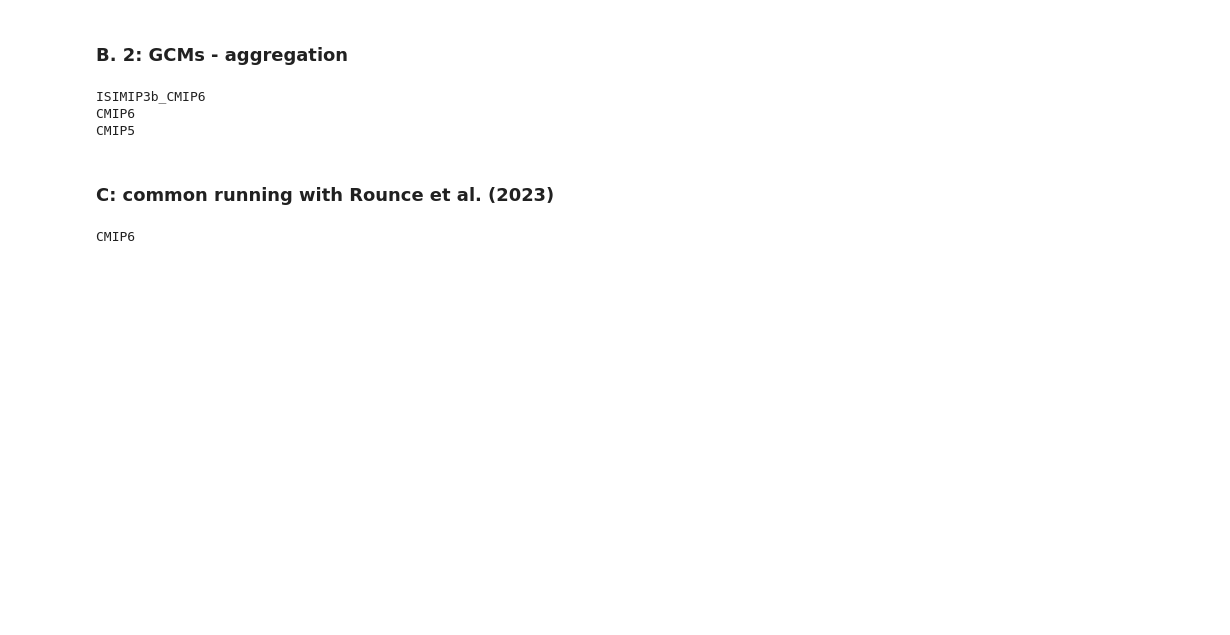
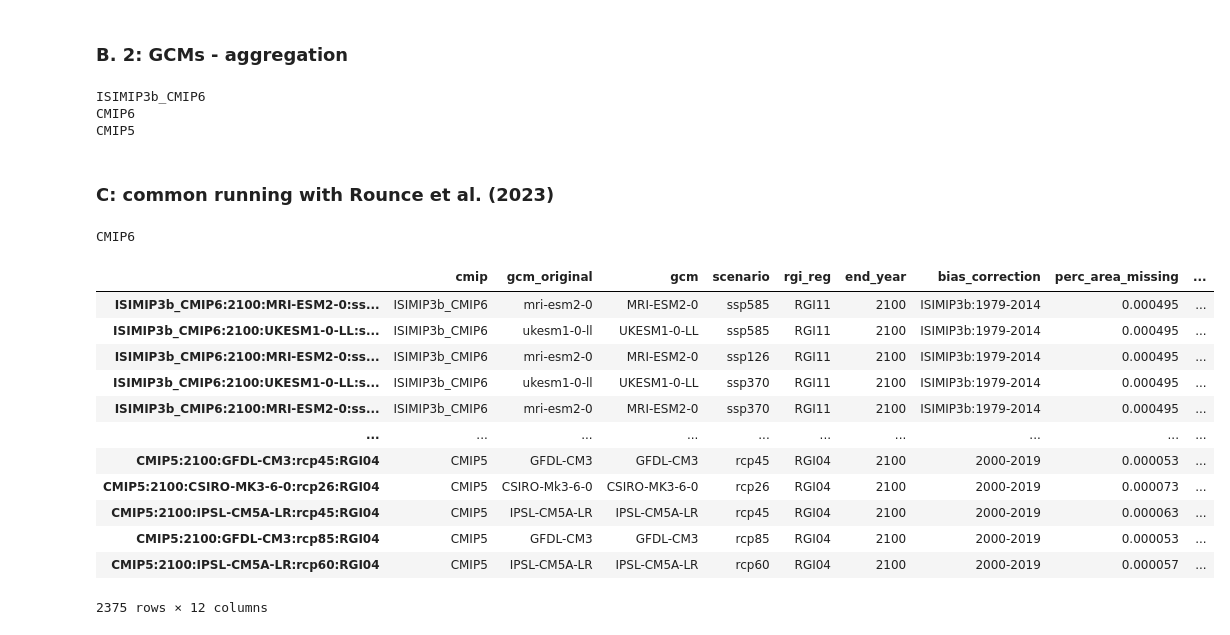
Before and after one commit to OGGM/oggm-standard-projections-csv-files, a Jupyter notebook: notebooks/aggregate_csv_files_1.6.1.ipynb, the cells around one changed output. Cells and saved outputs as stored; diff of their text form; code cells hidden in the pictures; blank space fills up the shorter version.

```diff
--- a/notebooks/aggregate_csv_files_1.6.1.ipynb
+++ b/notebooks/aggregate_csv_files_1.6.1.ipynb
@@ -462,0 +481,16 @@ CMIP6
+# %%
+df_meta
+# %% [output]
+|  | cmip | gcm_original | gcm | scenario | rgi_reg | end_year | bias_correction | perc_area_missing | ... |
+| ISIMIP3b_CMIP6:2100:MRI-ESM2-0:ss... | ISIMIP3b_CMIP6 | mri-esm2-0 | MRI-ESM2-0 | ssp585 | RGI11 | 2100 | ISIMIP3b:1979-2014 | 0.000495 | ... |
+| ISIMIP3b_CMIP6:2100:UKESM1-0-LL:s... | ISIMIP3b_CMIP6 | ukesm1-0-ll | UKESM1-0-LL | ssp585 | RGI11 | 2100 | ISIMIP3b:1979-2014 | 0.000495 | ... |
+| ISIMIP3b_CMIP6:2100:MRI-ESM2-0:ss... | ISIMIP3b_CMIP6 | mri-esm2-0 | MRI-ESM2-0 | ssp126 | RGI11 | 2100 | ISIMIP3b:1979-2014 | 0.000495 | ... |
+| ISIMIP3b_CMIP6:2100:UKESM1-0-LL:s... | ISIMIP3b_CMIP6 | ukesm1-0-ll | UKESM1-0-LL | ssp370 | RGI11 | 2100 | ISIMIP3b:1979-2014 | 0.000495 | ... |
+| ISIMIP3b_CMIP6:2100:MRI-ESM2-0:ss... | ISIMIP3b_CMIP6 | mri-esm2-0 | MRI-ESM2-0 | ssp370 | RGI11 | 2100 | ISIMIP3b:1979-2014 | 0.000495 | ... |
+| ... | ... | ... | ... | ... | ... | ... | ... | ... | ... |
+| CMIP5:2100:GFDL-CM3:rcp45:RGI04 | CMIP5 | GFDL-CM3 | GFDL-CM3 | rcp45 | RGI04 | 2100 | 2000-2019 | 0.000053 | ... |
+| CMIP5:2100:CSIRO-MK3-6-0:rcp26:RGI04 | CMIP5 | CSIRO-Mk3-6-0 | CSIRO-MK3-6-0 | rcp26 | RGI04 | 2100 | 2000-2019 | 0.000073 | ... |
+| CMIP5:2100:IPSL-CM5A-LR:rcp45:RGI04 | CMIP5 | IPSL-CM5A-LR | IPSL-CM5A-LR | rcp45 | RGI04 | 2100 | 2000-2019 | 0.000063 | ... |
+| CMIP5:2100:GFDL-CM3:rcp85:RGI04 | CMIP5 | GFDL-CM3 | GFDL-CM3 | rcp85 | RGI04 | 2100 | 2000-2019 | 0.000053 | ... |
+| CMIP5:2100:IPSL-CM5A-LR:rcp60:RGI04 | CMIP5 | IPSL-CM5A-LR | IPSL-CM5A-LR | rcp60 | RGI04 | 2100 | 2000-2019 | 0.000057 | ... |
+2375 rows × 12 columns
```
Also changed, not shown: parts of 6 cells of this notebook, 7 other files.
